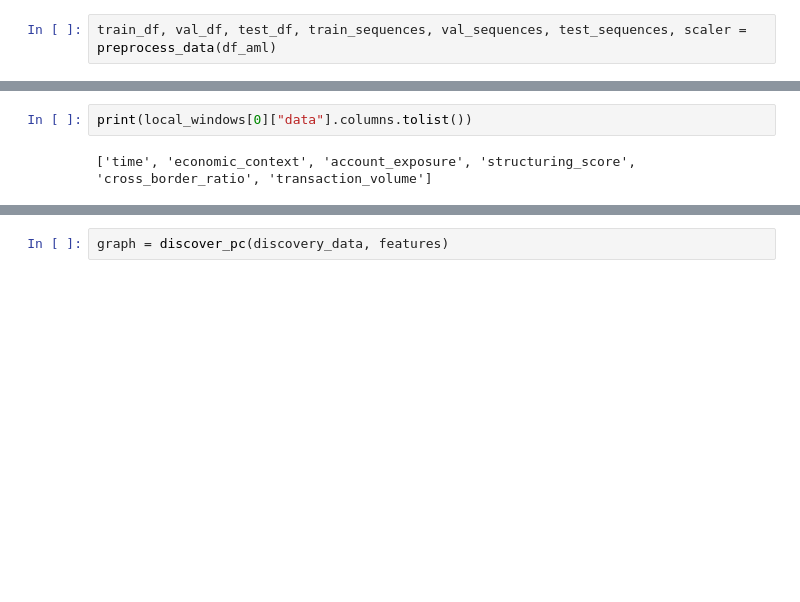
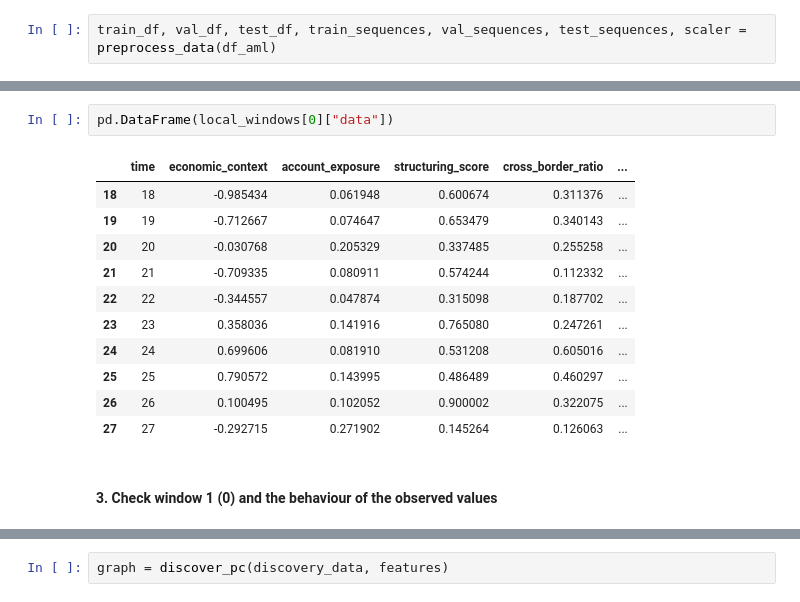
Before and after one commit to juananmonte/aml-working-paper, a Jupyter notebook: notebooks/causal_interactive.ipynb, the cells around one changed output, grey strips where cells are left out. Saved outputs shown, nothing was run; the diff lists cells and outputs as text; blank space fills up the shorter version.

```diff
--- a/notebooks/causal_interactive.ipynb
+++ b/notebooks/causal_interactive.ipynb
@@ -84,4 +46,16 @@ for window in local_windows:
 # %%
-print(local_windows[0]["data"].columns.tolist())
+pd.DataFrame(local_windows[0]["data"])
 # %% [output]
-['time', 'economic_context', 'account_exposure', 'structuring_score', 'cross_border_ratio', 'transaction_volume']
+|  | time | economic_context | account_exposure | structuring_score | cross_border_ratio | ... |
+| 18 | 18 | -0.985434 | 0.061948 | 0.600674 | 0.311376 | ... |
+| 19 | 19 | -0.712667 | 0.074647 | 0.653479 | 0.340143 | ... |
+| 20 | 20 | -0.030768 | 0.205329 | 0.337485 | 0.255258 | ... |
+| 21 | 21 | -0.709335 | 0.080911 | 0.574244 | 0.112332 | ... |
+| 22 | 22 | -0.344557 | 0.047874 | 0.315098 | 0.187702 | ... |
+| 23 | 23 | 0.358036 | 0.141916 | 0.765080 | 0.247261 | ... |
+| 24 | 24 | 0.699606 | 0.081910 | 0.531208 | 0.605016 | ... |
+| 25 | 25 | 0.790572 | 0.143995 | 0.486489 | 0.460297 | ... |
+| 26 | 26 | 0.100495 | 0.102052 | 0.900002 | 0.322075 | ... |
+| 27 | 27 | -0.292715 | 0.271902 | 0.145264 | 0.126063 | ... |
+# %% [markdown]
+#### 3. Check window 1 (0) and the behaviour of the observed values
```
Also changed, not shown: parts of 59 cells of this notebook, 8 other files.
